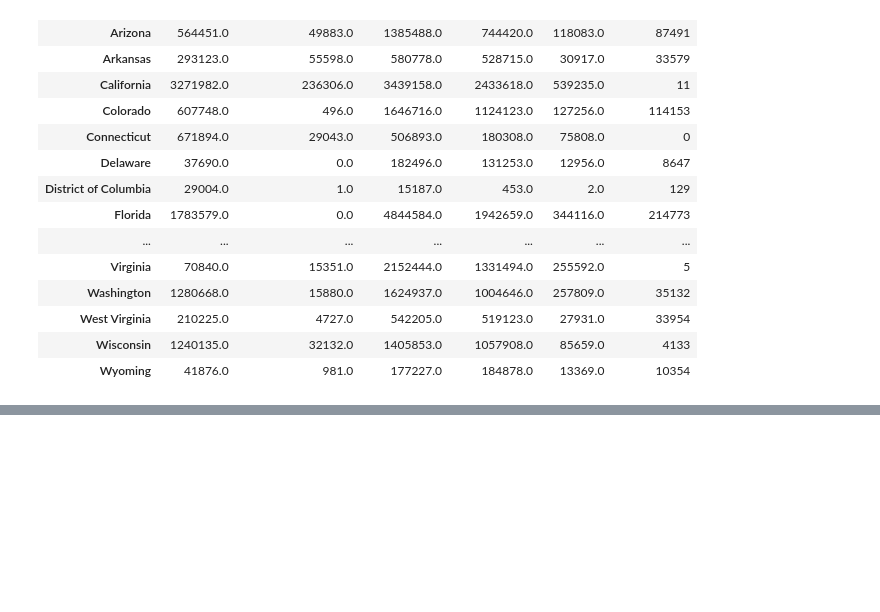
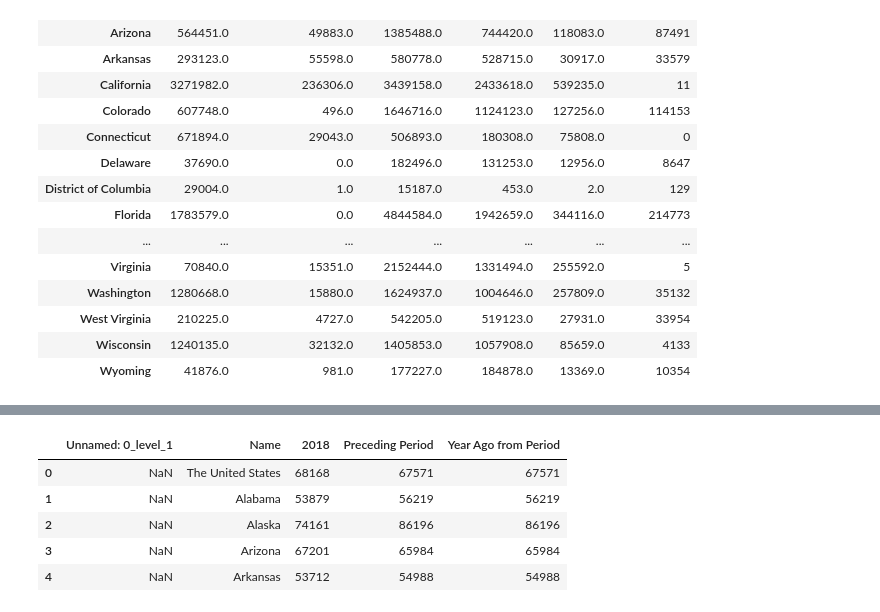
Before and after one commit to KWASSI09/Gun_Background_Check, a Jupyter notebook: Background_Clean.ipynb, the cells around one changed output, grey strips where cells are left out. Saved outputs shown, nothing was run; the diff lists cells and outputs as text; code cells hidden in the pictures; blank space fills up the shorter version.

```diff
--- a/Background_Clean.ipynb
+++ b/Background_Clean.ipynb
@@ -174,0 +208,15 @@ Check_Summary_df
+# %%
+#
+url_1 ="https://fred.stlouisfed.org/release/tables?rid=249&eid=259515&od=2018-01-01"
+browser.visit(url_1)
+data1_df = pd.read_html(url_1)
+df_1=data1_df[0]
+df_1.columns = ["Unnamed: 0_level_1","Name","2018","Preceding Period","Year Ago from Period"]
+df_1.head()
+# %% [output]
+|  | Unnamed: 0_level_1 | Name | 2018 | Preceding Period | Year Ago from Period |
+| 0 | NaN | The United States | 68168 | 67571 | 67571 |
+| 1 | NaN | Alabama | 53879 | 56219 | 56219 |
+| 2 | NaN | Alaska | 74161 | 86196 | 86196 |
+| 3 | NaN | Arizona | 67201 | 65984 | 65984 |
+| 4 | NaN | Arkansas | 53712 | 54988 | 54988 |
```
Also changed, not shown: parts of 10 cells of this notebook.
